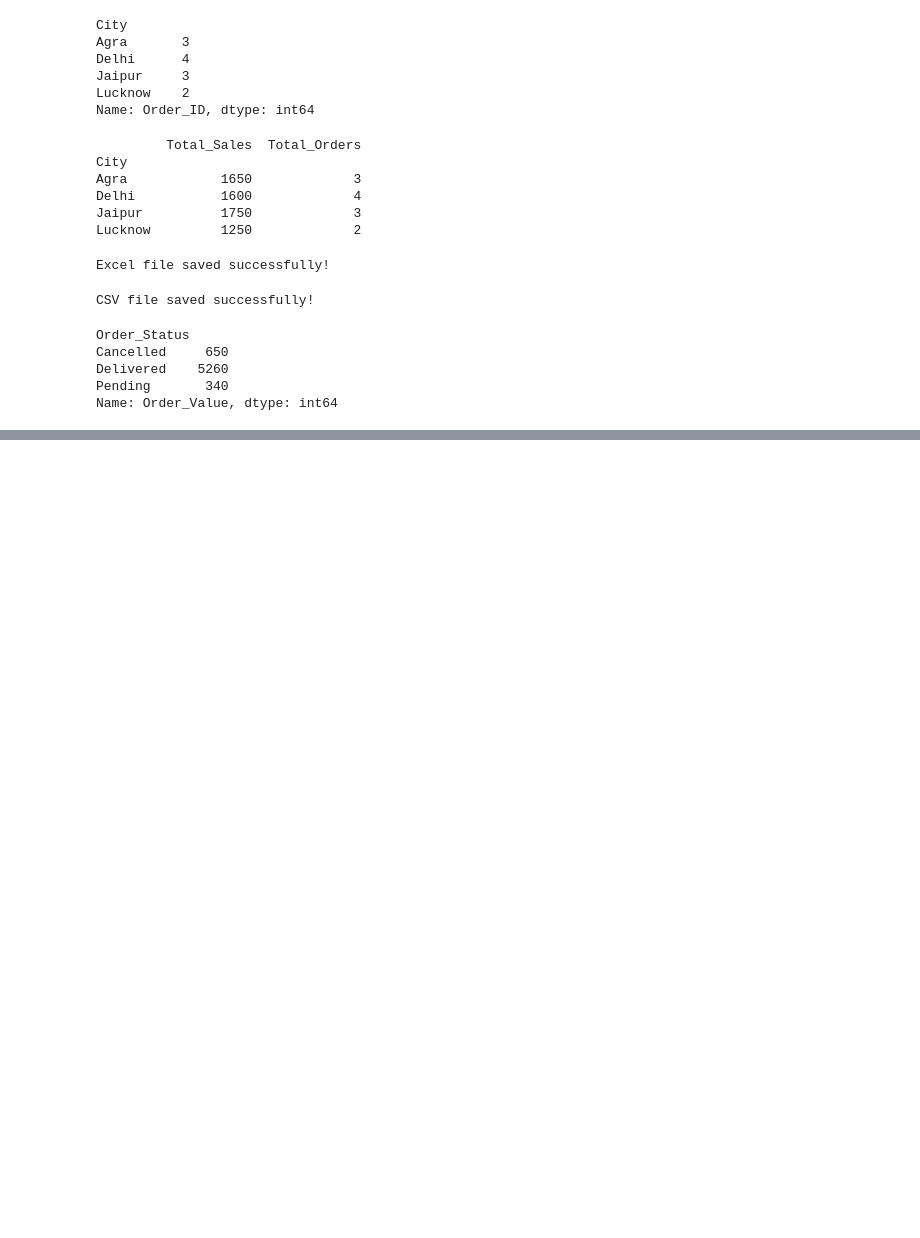
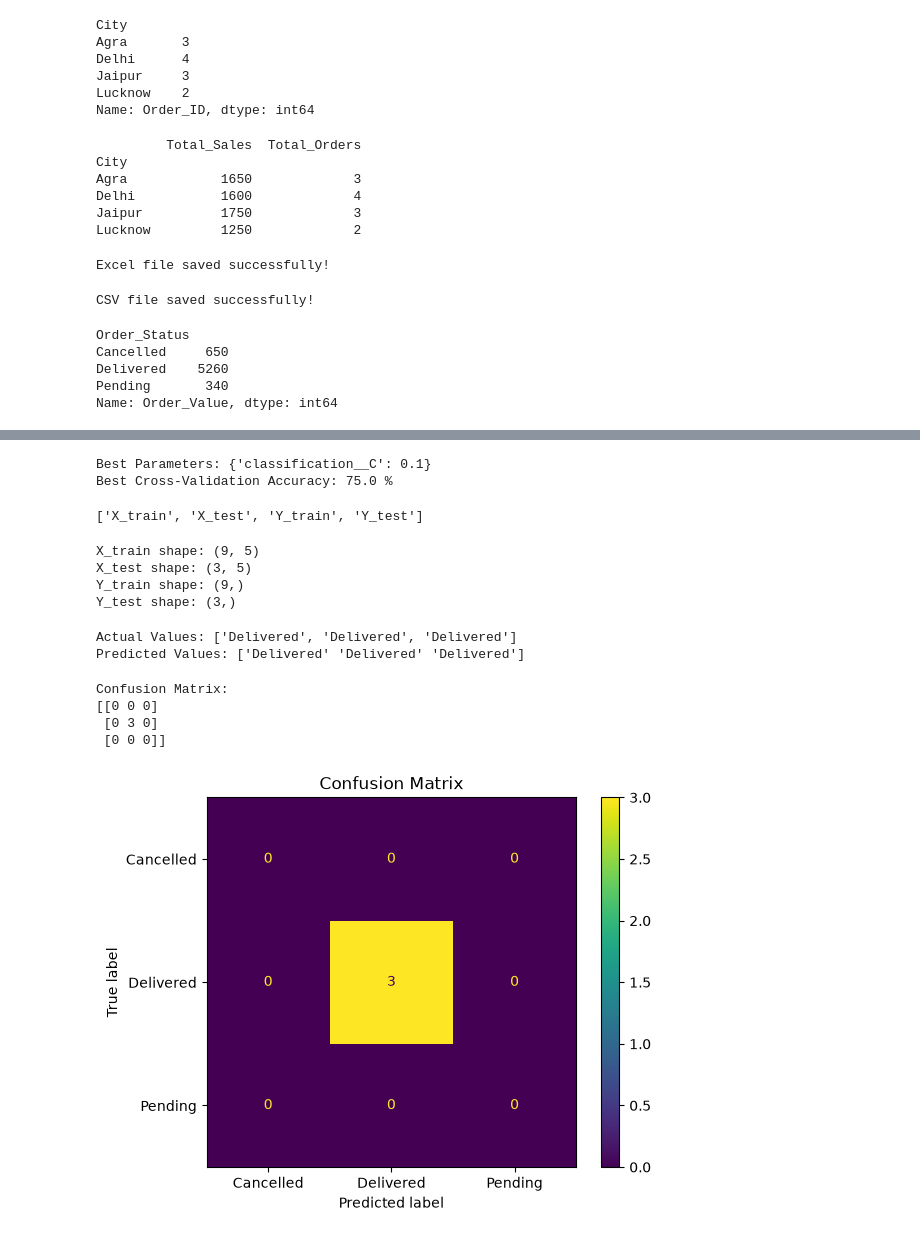
Before and after one commit to dwivedipragya2005/Food_Delivery_Sales_Analysis, a Jupyter notebook: Food_Delivery_Sales_Analysis.ipynb, the cells around one changed output, grey strips where cells are left out. Cells and saved outputs as stored; diff of their text form; code cells hidden in the pictures; blank space fills up the shorter version.

Commit message:
Add Advanced Data Analytics Work

```diff
--- a/Food_Delivery_Sales_Analysis.ipynb
+++ b/Food_Delivery_Sales_Analysis.ipynb
@@ -1634,0 +1868,75 @@ Name: Order_Value, dtype: int64
+# %%
+# Hyperparameter Tuning
+
+from sklearn.pipeline import Pipeline
+from sklearn.linear_model import LogisticRegression
+from sklearn.model_selection import GridSearchCV, StratifiedKFold
+
+# Creating the Machine Learning pipeline
+tuning_model = Pipeline([("preprocessor", preprocessor),("classification", LogisticRegression(max_iter = 1000))])
+
+# Defining parameter values to test
+param_grid = {"classification__C":[0.1, 1, 10]}
+
+#Performing hyperparameter tuning
+grid_search = GridSearchCV(tuning_model, param_grid, cv = 2, scoring = "accuracy")
+grid_search.fit(X, Y)
+
+print("Best Parameters:", grid_search.best_params_)
+print("Best Cross-Validation Accuracy:", grid_search.best_score_*100,"%")
+# %% [output]
+Best Parameters: {'classification__C': 0.1}
+Best Cross-Validation Accuracy: 75.0 %
+# %%
+# Checking Train - Test
+
+print([name for name in ["X_train", "X_test", "y_train", "y_test", "Y_train", "Y_test"] if name in globals()])
+# %% [output]
+['X_train', 'X_test', 'Y_train', 'Y_test']
+# %%
+# Checking size of data
+
+print("X_train shape:", X_train.shape)
+print("X_test shape:", X_test.shape)
+
+print("Y_train shape:", Y_train.shape)
+print("Y_test shape:", Y_test.shape)
+# %% [output]
+X_train shape: (9, 5)
+X_test shape: (3, 5)
+Y_train shape: (9,)
+Y_test shape: (3,)
+# %%
+# Final Model Evaluation
+
+best_model = grid_search.best_estimator_
+y_pred = best_model.predict(X_test)
+
+print("Actual Values:", Y_test.tolist())
+print("Predicted Values:", y_pred)
+# %% [output]
+Actual Values: ['Delivered', 'Delivered', 'Delivered']
+Predicted Values: ['Delivered' 'Delivered' 'Delivered']
+# %%
+# Confusion Matrix
+
+from sklearn.metrics import confusion_matrix , ConfusionMatrixDisplay
+import matplotlib.pyplot as plt
+
+# Creating confusion matrix
+cm = confusion_matrix(Y_test, y_pred, labels = best_model.classes_)
+
+print("Confusion Matrix:")
+print(cm)
+
+# Display confusion matrix
+disp = ConfusionMatrixDisplay(confusion_matrix = cm,display_labels = best_model.classes_)
+disp.plot()
+plt.title("Confusion Matrix")
+plt.show()
+# %% [output]
+Confusion Matrix:
+[[0 0 0]
+ [0 3 0]
+ [0 0 0]]
+[figure, added]
```
Also changed, not shown: parts of 28 cells of this notebook.
